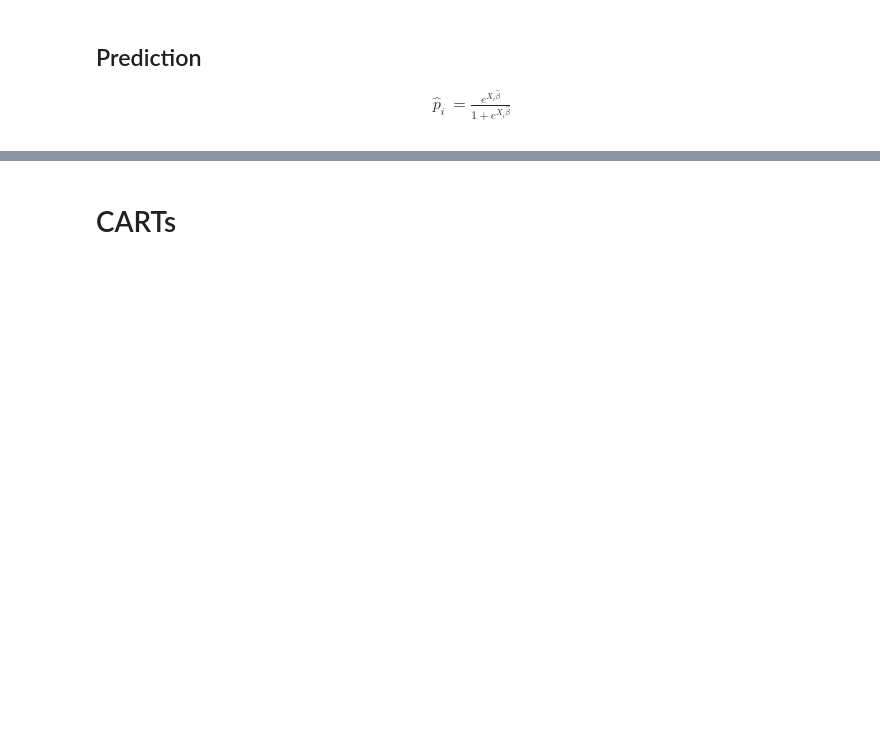
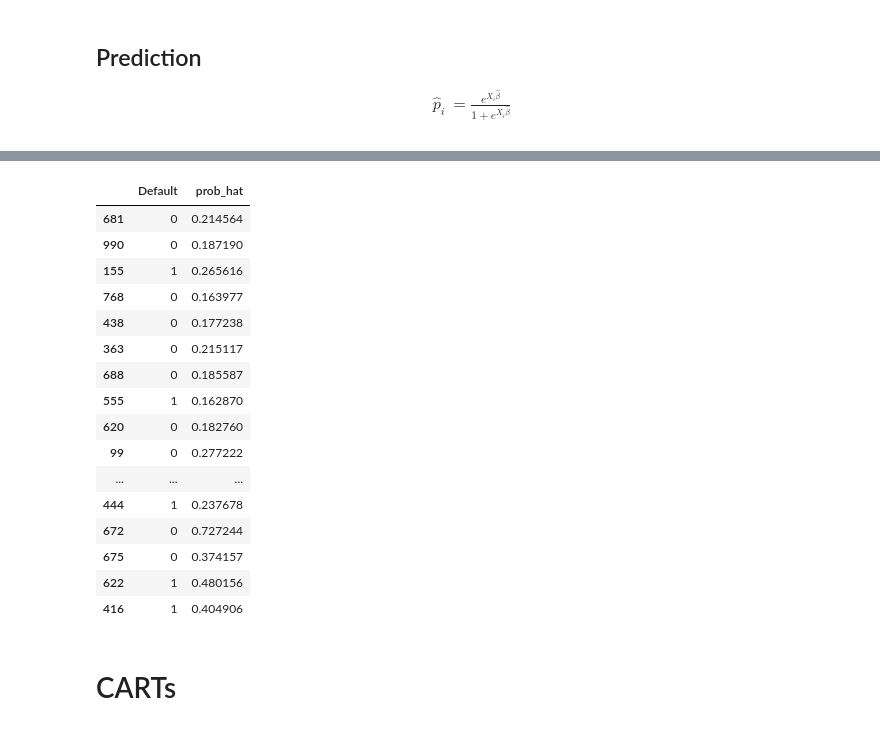
Before and after one commit to ignaciomsarmiento/ML_UNLP_Lectures, a Jupyter notebook: Week04/Notebook_SS04_clasification.ipynb, the cells around one changed output, grey strips where cells are left out. Cells and saved outputs as stored; diff of their text form; code cells hidden in the pictures; blank space fills up the shorter version.

```diff
--- a/Week04/Notebook_SS04_clasification.ipynb
+++ b/Week04/Notebook_SS04_clasification.ipynb
@@ -90,10 +122,27 @@ y_test.head()
 # %%
-
 # Predict the probabilities
 y_test['prob_hat'] = logit_model.predict_proba(X_test)[:, 1]
 
 # Display the first few rows of the specified columns
-y_test.head()
+y_test.head(30)
+# %% [output]
+|  | Default | prob_hat |
+| 681 | 0 | 0.214564 |
+| 990 | 0 | 0.187190 |
+| 155 | 1 | 0.265616 |
+| 768 | 0 | 0.163977 |
+| 438 | 0 | 0.177238 |
+| 363 | 0 | 0.215117 |
+| 688 | 0 | 0.185587 |
+| 555 | 1 | 0.162870 |
+| 620 | 0 | 0.182760 |
+| 99 | 0 | 0.277222 |
+| ... | ... | ... |
+| 444 | 1 | 0.237678 |
+| 672 | 0 | 0.727244 |
+| 675 | 0 | 0.374157 |
+| 622 | 1 | 0.480156 |
+| 416 | 1 | 0.404906 |
 # %% [markdown]
 # CARTs
 # %%
```
Also changed, not shown: parts of 72 cells of this notebook, 1 other file.
